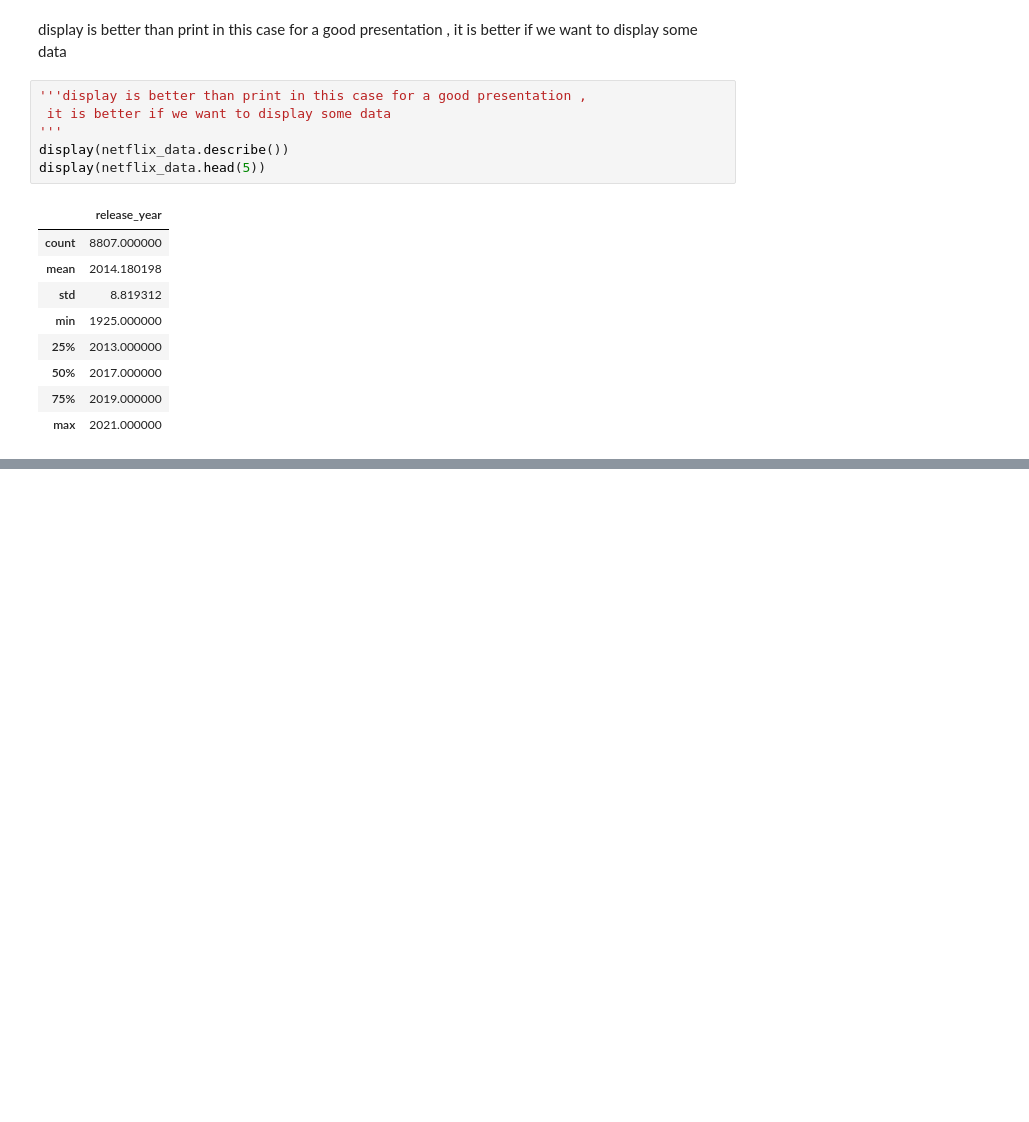
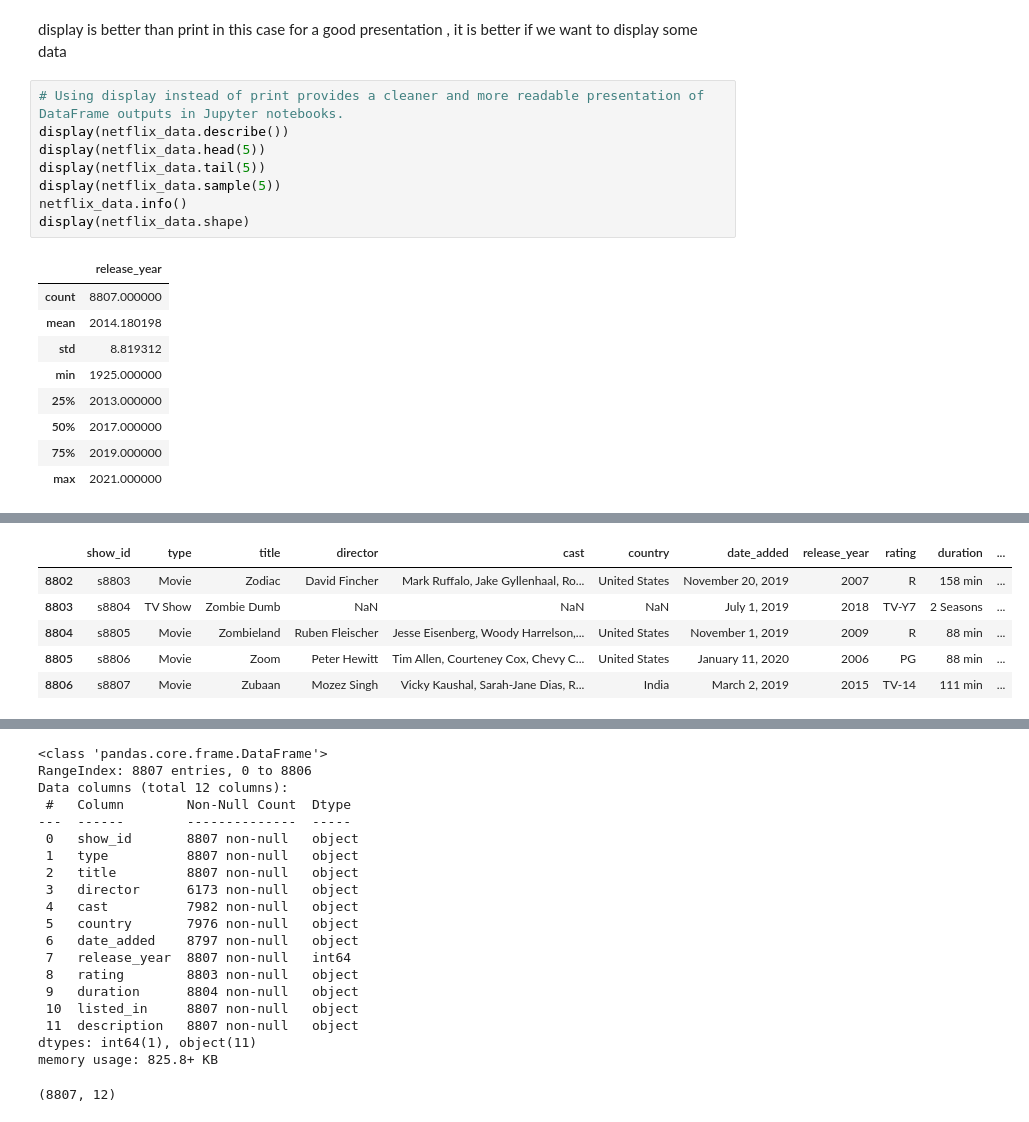
Before and after one commit to ArmelKI/Netflix_data_analysis, a Jupyter notebook: notebooks/exploration_01.ipynb, the cells around one changed output, grey strips where cells are left out. Drawn from its saved outputs; the diff is of its cells as text; blank space fills up the shorter version.

```diff
--- a/notebooks/exploration_01.ipynb
+++ b/notebooks/exploration_01.ipynb
@@ -24,24 +25,32 @@ max     2021.000000
 # %% [markdown]
 display is better than print in this case for a good presentation , it is better if we want to display some data
 # %%
-'''display is better than print in this case for a good presentation ,
- it is better if we want to display some data
-'''
+# Using display instead of print provides a cleaner and more readable presentation of DataFrame outputs in Jupyter notebooks.
 display(netflix_data.describe())
 display(netflix_data.head(5))
+display(netflix_data.tail(5))
+display(netflix_data.sample(5))
+netflix_data.info()
+display(netflix_data.shape)
 # %% [output]
 |  | release_year |
 | count | 8807.000000 |
 | mean | 2014.180198 |
 | std | 8.819312 |
 | min | 1925.000000 |
 | 25% | 2013.000000 |
 | 50% | 2017.000000 |
 | 75% | 2019.000000 |
 | max | 2021.000000 |
 |  | show_id | type | title | director | cast | country | date_added | release_year | rating | duration | ... |
 | 0 | s1 | Movie | Dick Johnson Is Dead | Kirsten Johnson | NaN | United States | September 25, 2021 | 2020 | PG-13 | 90 min | ... |
 | 1 | s2 | TV Show | Blood & Water | NaN | Ama Qamata, Khosi Ngema, Gail Mab... | South Africa | September 24, 2021 | 2021 | TV-MA | 2 Seasons | ... |
 | 2 | s3 | TV Show | Ganglands | Julien Leclercq | Sami Bouajila, Tracy Gotoas, Samu... | NaN | September 24, 2021 | 2021 | TV-MA | 1 Season | ... |
 | 3 | s4 | TV Show | Jailbirds New Orleans | NaN | NaN | NaN | September 24, 2021 | 2021 | TV-MA | 1 Season | ... |
 | 4 | s5 | TV Show | Kota Factory | NaN | Mayur More, Jitendra Kumar, Ranja... | India | September 24, 2021 | 2021 | TV-MA | 2 Seasons | ... |
+|  | show_id | type | title | director | cast | country | date_added | release_year | rating | duration | ... |
+| 8802 | s8803 | Movie | Zodiac | David Fincher | Mark Ruffalo, Jake Gyllenhaal, Ro... | United States | November 20, 2019 | 2007 | R | 158 min | ... |
+| 8803 | s8804 | TV Show | Zombie Dumb | NaN | NaN | NaN | July 1, 2019 | 2018 | TV-Y7 | 2 Seasons | ... |
+| 8804 | s8805 | Movie | Zombieland | Ruben Fleischer | Jesse Eisenberg, Woody Harrelson,... | United States | November 1, 2019 | 2009 | R | 88 min | ... |
+| 8805 | s8806 | Movie | Zoom | Peter Hewitt | Tim Allen, Courteney Cox, Chevy C... | United States | January 11, 2020 | 2006 | PG | 88 min | ... |
+| 8806 | s8807 | Movie | Zubaan | Mozez Singh | Vicky Kaushal, Sarah-Jane Dias, R... | India | March 2, 2019 | 2015 | TV-14 | 111 min | ... |
@@ -47,0 +63,20 @@ display(netflix_data.head(5))
+<class 'pandas.core.frame.DataFrame'>
+RangeIndex: 8807 entries, 0 to 8806
+Data columns (total 12 columns):
+ #   Column        Non-Null Count  Dtype
+---  ------        --------------  -----
+ 0   show_id       8807 non-null   object
+ 1   type          8807 non-null   object
+ 2   title         8807 non-null   object
+ 3   director      6173 non-null   object
+ 4   cast          7982 non-null   object
+ 5   country       7976 non-null   object
+ 6   date_added    8797 non-null   object
+ 7   release_year  8807 non-null   int64
+ 8   rating        8803 non-null   object
+ 9   duration      8804 non-null   object
+ 10  listed_in     8807 non-null   object
+ 11  description   8807 non-null   object
+dtypes: int64(1), object(11)
+memory usage: 825.8+ KB
+(8807, 12)
```
Also changed, not shown: parts of 5 cells of this notebook, 1 other file.
